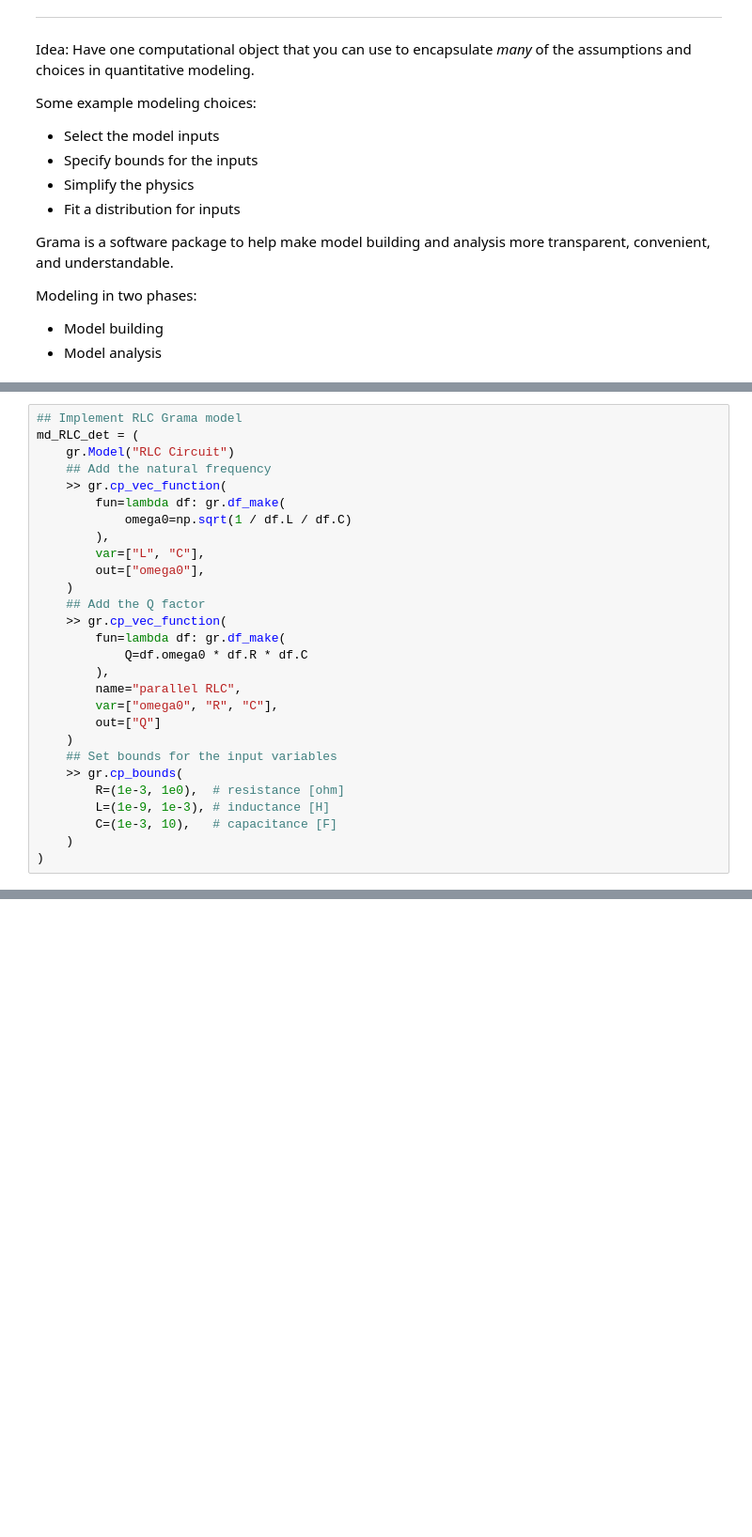
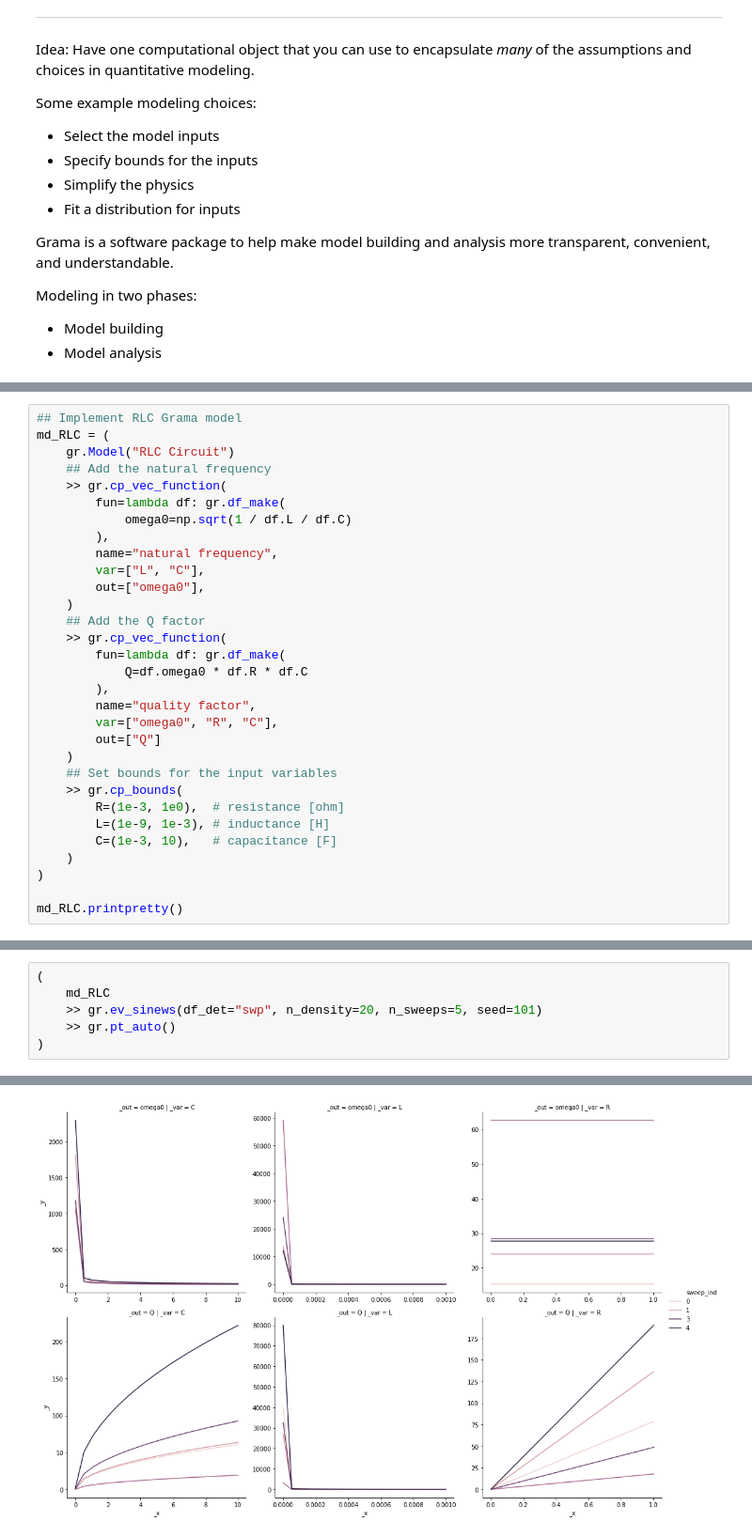
Before and after one commit to zdelrosario/pdo-notes, a Jupyter notebook: day4.ipynb, the cells around one changed output, grey strips where cells are left out. Shown: that part at 94% size. Cells and saved outputs as stored; diff of their text form; blank space fills up the shorter version.

```diff
--- a/day4.ipynb
+++ b/day4.ipynb
@@ -48,13 +123,14 @@ $$Q = \omega_0 RC.$$
 Decide on a range of values for $R, L, C$ to test.
 # %%
 ## Implement RLC Grama model
-md_RLC_det = (
+md_RLC = (
     gr.Model("RLC Circuit")
     ## Add the natural frequency
     >> gr.cp_vec_function(
         fun=lambda df: gr.df_make(
             omega0=np.sqrt(1 / df.L / df.C)
         ),
+        name="natural frequency",
         var=["L", "C"],
         out=["omega0"],
     )
@@ -63,7 +139,7 @@ md_RLC_det = (
         fun=lambda df: gr.df_make(
             Q=df.omega0 * df.R * df.C
         ),
-        name="parallel RLC",
+        name="quality factor",
         var=["omega0", "R", "C"],
         out=["Q"]
     )
@@ -74,3 +150,5 @@ md_RLC_det = (
         C=(1e-3, 10),   # capacitance [F]
     )
 )
+
+md_RLC.printpretty()
@@ -76,0 +403,7 @@ md_RLC_det = (
+# %%
+(
+    md_RLC
+    >> gr.ev_sinews(df_det="swp", n_density=20, n_sweeps=5, seed=101)
+    >> gr.pt_auto()
+)
+# %% [output]
@@ -76,0 +412 @@ md_RLC_det = (
+[figure, added]
```
Also changed, not shown: parts of 36 cells of this notebook.
